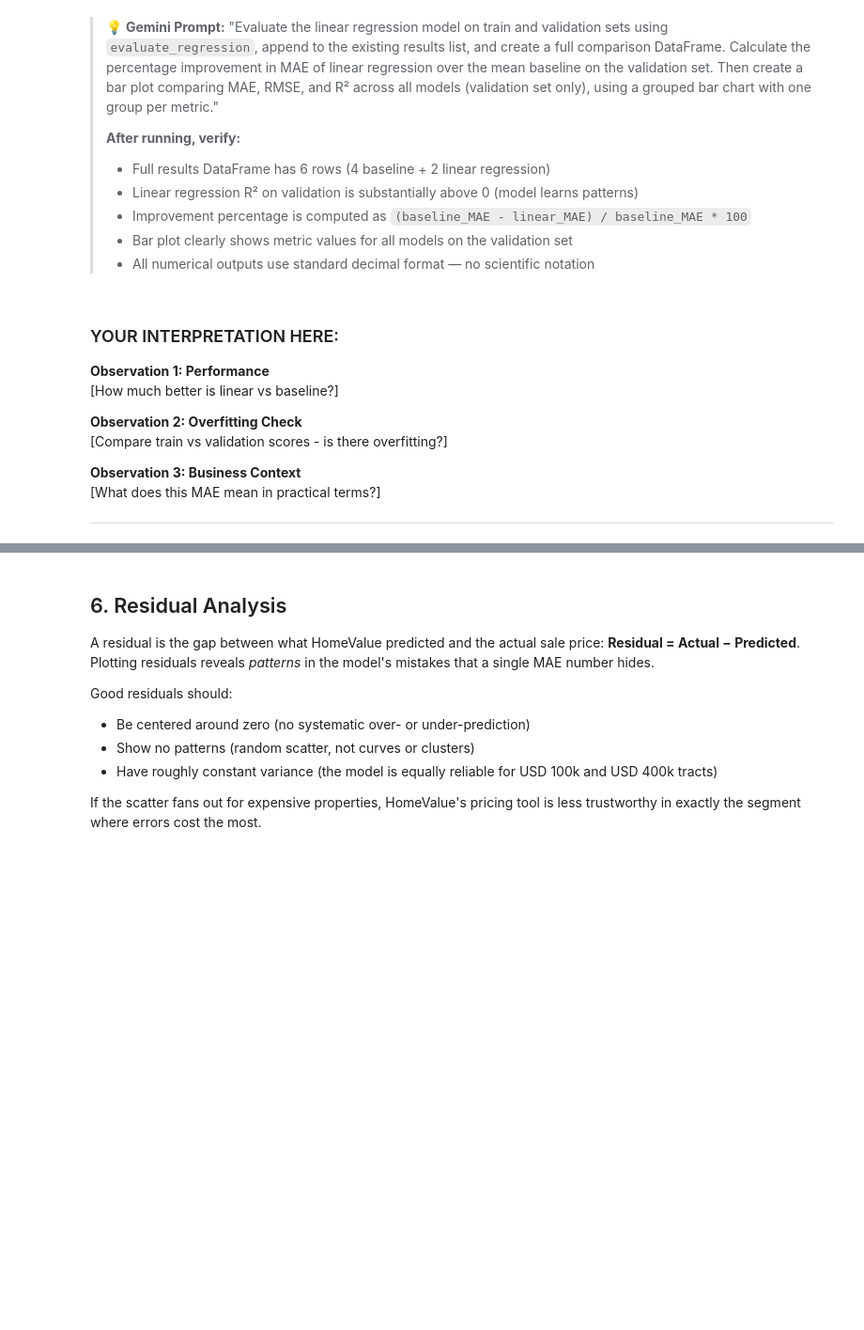
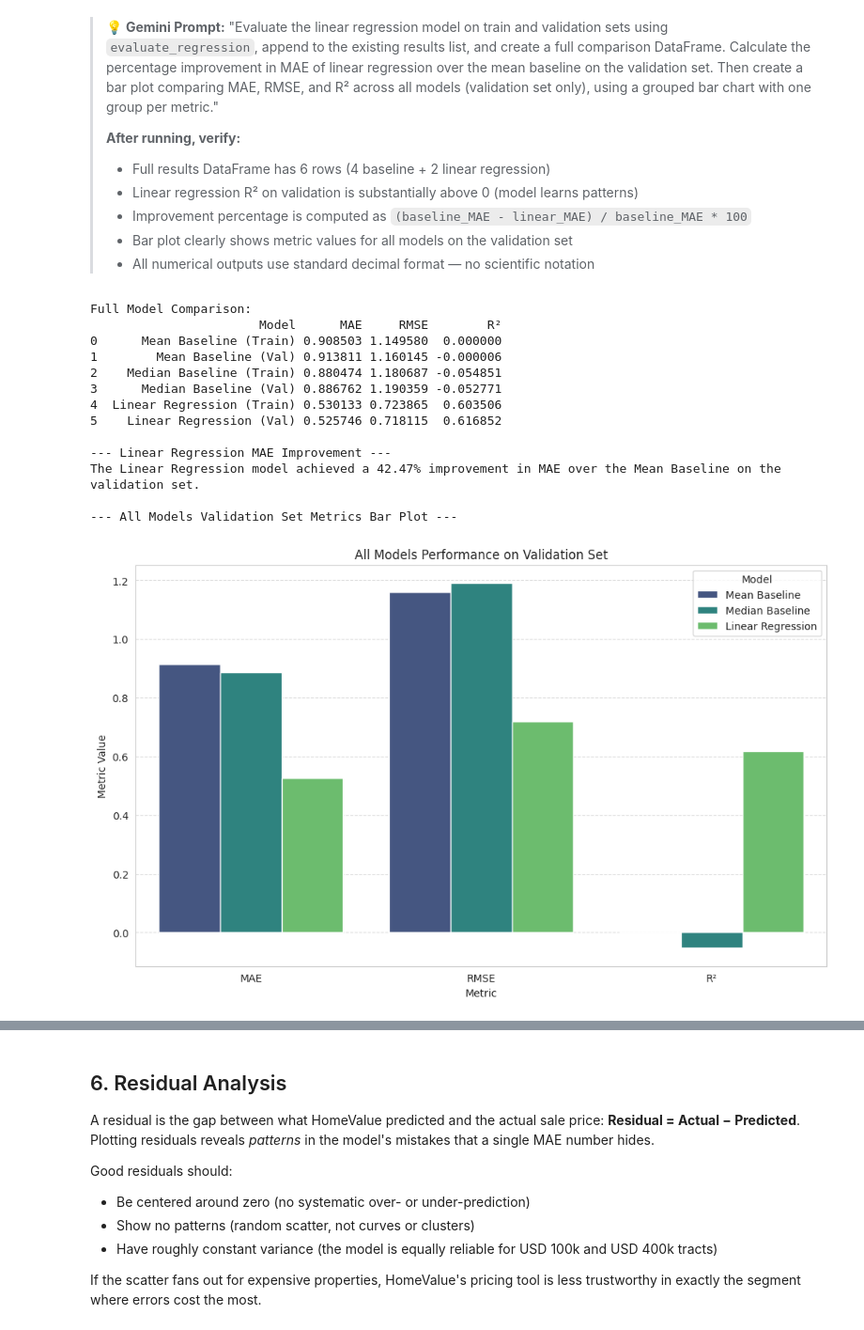
Before and after one commit to rishidude4321/predictiveanalyticscourse, a Jupyter notebook: notebooks/nb03_regression_metrics_baselines_student.ipynb, the cells around one changed output, grey strips where cells are left out. Shown at 94% size. Saved outputs shown, nothing was run; the diff lists cells and outputs as text; code cells hidden in the pictures; blank space fills up the shorter version.

```diff
--- a/notebooks/nb03_regression_metrics_baselines_student.ipynb
+++ b/notebooks/nb03_regression_metrics_baselines_student.ipynb
@@ -405,13 +402,57 @@ No metrics are printed yet; the next step will reveal whether this first real mo
-# %% [markdown]
-### YOUR INTERPRETATION HERE:
-
-**Observation 1: Performance**
-[How much better is linear vs baseline?]
-
-**Observation 2: Overfitting Check**
-[Compare train vs validation scores - is there overfitting?]
-
-**Observation 3: Business Context**
-[What does this MAE mean in practical terms?]
-
----
+# %%
+# YOUR SOLUTION CODE HERE
+# Evaluate Linear Regression Model
+results.append(evaluate_regression(y_train, y_pred_linear_train, name='Linear Regression (Train)'))
+results.append(evaluate_regression(y_val, y_pred_linear_val, name='Linear Regression (Val)'))
+
+# Create full comparison DataFrame
+full_results_df = pd.DataFrame(results)
+
+print("Full Model Comparison:")
+# Set display option to avoid scientific notation for floats when printing this DataFrame
+with pd.option_context('display.float_format', '{:,.6f}'.format):
+    print(full_results_df)
+
+print("\n--- Linear Regression MAE Improvement ---")
+# Get MAE for Mean Baseline (Val)
+mean_baseline_mae_val = full_results_df[full_results_df['Model'] == 'Mean Baseline (Val)']['MAE'].iloc[0]
+
+# Get MAE for Linear Regression (Val)
+linear_regression_mae_val = full_results_df[full_results_df['Model'] == 'Linear Regression (Val)']['MAE'].iloc[0]
+
+# Calculate percentage improvement
+mae_improvement_percentage = ((mean_baseline_mae_val - linear_regression_mae_val) / mean_baseline_mae_val) * 100
+
+print(f"The Linear Regression model achieved a {mae_improvement_percentage:.2f}% improvement in MAE over the Mean Baseline on the validation set.")
+
+print("\n--- All Models Validation Set Metrics Bar Plot ---")
+# Filter for validation set results for plotting
+validation_results_all_models = full_results_df[full_results_df['Model'].str.contains('Val')].copy()
+validation_results_all_models['Model'] = validation_results_all_models['Model'].str.replace(' (Val)', '', regex=False)
+
+# Melt DataFrame for grouped bar plot
+validation_metrics_melted_all_models = validation_results_all_models.melt(id_vars='Model', var_name='Metric', value_vars=['MAE', 'RMSE', 'R²'])
+
+plt.figure(figsize=(12, 7))
+sns.barplot(x='Metric', y='value', hue='Model', data=validation_metrics_melted_all_models, palette='viridis')
+plt.title('All Models Performance on Validation Set')
+plt.ylabel('Metric Value')
+plt.xlabel('Metric')
+plt.grid(axis='y', linestyle='--', alpha=0.7)
+plt.legend(title='Model')
+plt.show()
+# %% [output]
+Full Model Comparison:
+                       Model      MAE     RMSE        R²
+0      Mean Baseline (Train) 0.908503 1.149580  0.000000
+1        Mean Baseline (Val) 0.913811 1.160145 -0.000006
+2    Median Baseline (Train) 0.880474 1.180687 -0.054851
+3      Median Baseline (Val) 0.886762 1.190359 -0.052771
+4  Linear Regression (Train) 0.530133 0.723865  0.603506
+5    Linear Regression (Val) 0.525746 0.718115  0.616852
+
+--- Linear Regression MAE Improvement ---
+The Linear Regression model achieved a 42.47% improvement in MAE over the Mean Baseline on the validation set.
+
+--- All Models Validation Set Metrics Bar Plot ---
+[figure, added]
```
Also changed, not shown: parts of 2 cells of this notebook.
